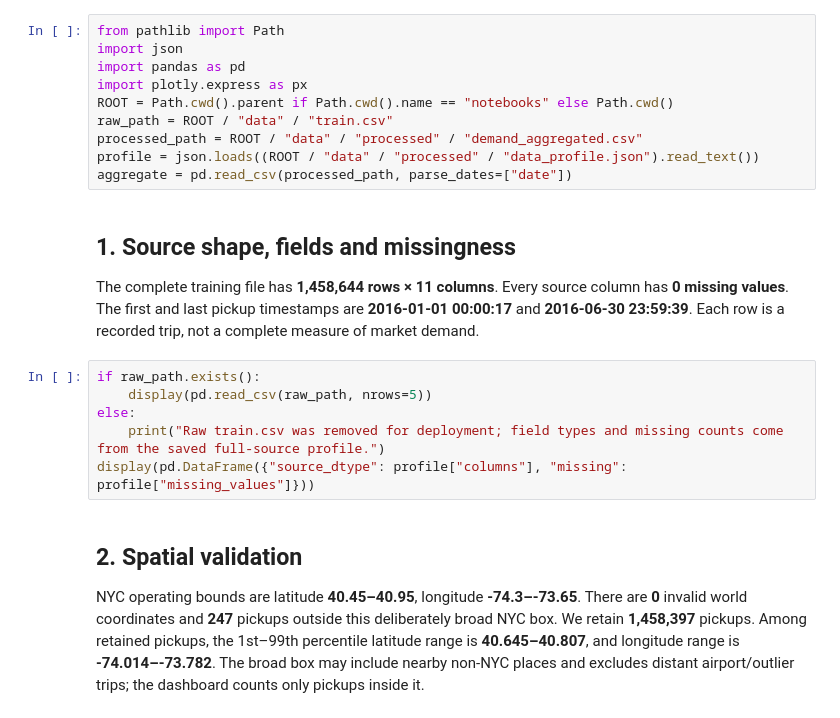
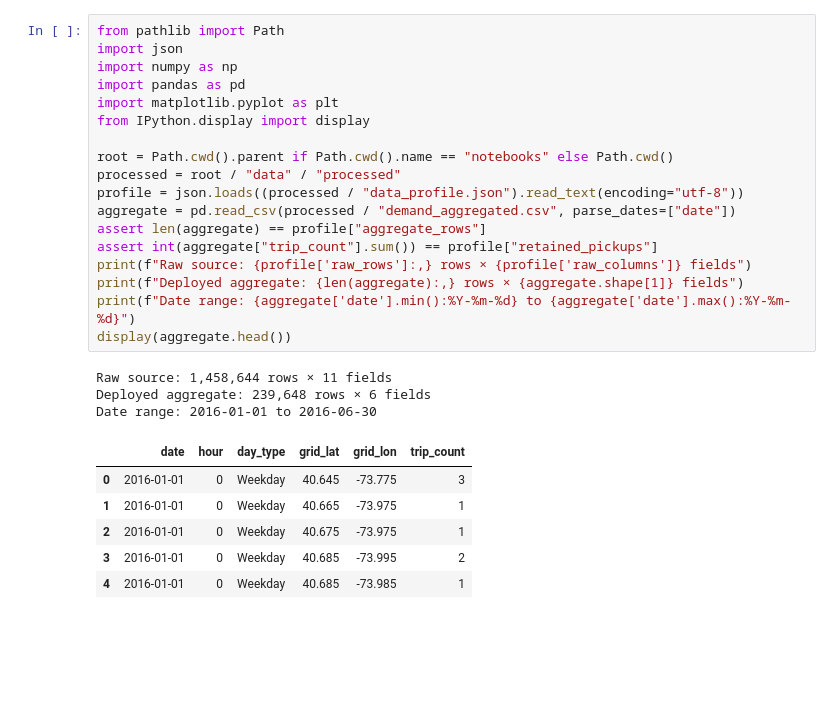
Before and after one commit to CYXiu2005/ATLAS-NYC-Urban-Mobility-Intelligence, a Jupyter notebook: notebooks/eda.ipynb, the cells around one changed output. Cells and saved outputs as stored; diff of their text form; blank space fills up the shorter version.

Commit message:
Align ATLAS dashboard and documentation with Part 1 rubric

```diff
--- a/notebooks/eda.ipynb
+++ b/notebooks/eda.ipynb
@@ -5,24 +5,28 @@ This notebook documents the saved full `train.csv` scan used to build the dashbo
 # %%
 from pathlib import Path
 import json
+import numpy as np
 import pandas as pd
-import plotly.express as px
-ROOT = Path.cwd().parent if Path.cwd().name == "notebooks" else Path.cwd()
-raw_path = ROOT / "data" / "train.csv"
-processed_path = ROOT / "data" / "processed" / "demand_aggregated.csv"
-profile = json.loads((ROOT / "data" / "processed" / "data_profile.json").read_text())
-aggregate = pd.read_csv(processed_path, parse_dates=["date"])
+import matplotlib.pyplot as plt
+from IPython.display import display
+
+root = Path.cwd().parent if Path.cwd().name == "notebooks" else Path.cwd()
+processed = root / "data" / "processed"
+profile = json.loads((processed / "data_profile.json").read_text(encoding="utf-8"))
+aggregate = pd.read_csv(processed / "demand_aggregated.csv", parse_dates=["date"])
+assert len(aggregate) == profile["aggregate_rows"]
+assert int(aggregate["trip_count"].sum()) == profile["retained_pickups"]
+print(f"Raw source: {profile['raw_rows']:,} rows × {profile['raw_columns']} fields")
+print(f"Deployed aggregate: {len(aggregate):,} rows × {aggregate.shape[1]} fields")
+print(f"Date range: {aggregate['date'].min():%Y-%m-%d} to {aggregate['date'].max():%Y-%m-%d}")
+display(aggregate.head())
+# %% [output]
+Raw source: 1,458,644 rows × 11 fields
+Deployed aggregate: 239,648 rows × 6 fields
+Date range: 2016-01-01 to 2016-06-30
+|  | date | hour | day_type | grid_lat | grid_lon | trip_count |
+| 0 | 2016-01-01 | 0 | Weekday | 40.645 | -73.775 | 3 |
+| 1 | 2016-01-01 | 0 | Weekday | 40.665 | -73.975 | 1 |
+| 2 | 2016-01-01 | 0 | Weekday | 40.675 | -73.975 | 1 |
+| 3 | 2016-01-01 | 0 | Weekday | 40.685 | -73.995 | 2 |
+| 4 | 2016-01-01 | 0 | Weekday | 40.685 | -73.985 | 1 |
-# %% [markdown]
-## 1. Source shape, fields and missingness
-
-The complete training file has **1,458,644 rows × 11 columns**. Every source column has **0 missing values**. The first and last pickup timestamps are **2016-01-01 00:00:17** and **2016-06-30 23:59:39**. Each row is a recorded trip, not a complete measure of market demand.
-# %%
-if raw_path.exists():
-    display(pd.read_csv(raw_path, nrows=5))
-else:
-    print("Raw train.csv was removed for deployment; field types and missing counts come from the saved full-source profile.")
-display(pd.DataFrame({"source_dtype": profile["columns"], "missing": profile["missing_values"]}))
-# %% [markdown]
-## 2. Spatial validation
-
-NYC operating bounds are latitude **40.45–40.95**, longitude **-74.3–-73.65**. There are **0** invalid world coordinates and **247** pickups outside this deliberately broad NYC box. We retain **1,458,397** pickups. Among retained pickups, the 1st–99th percentile latitude range is **40.645–40.807**, and longitude range is **-74.014–-73.782**. The broad box may include nearby non-NYC places and excludes distant airport/outlier trips; the dashboard counts only pickups inside it.
```
Also changed, not shown: parts of 20 cells of this notebook, 3 other files.
